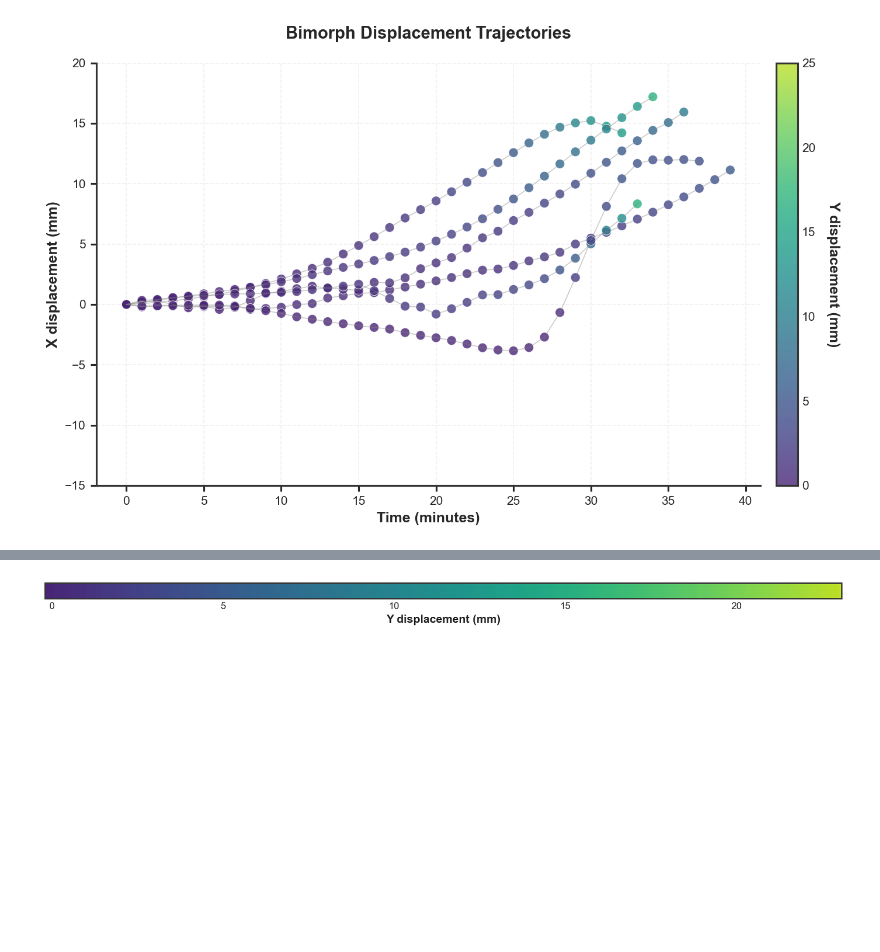
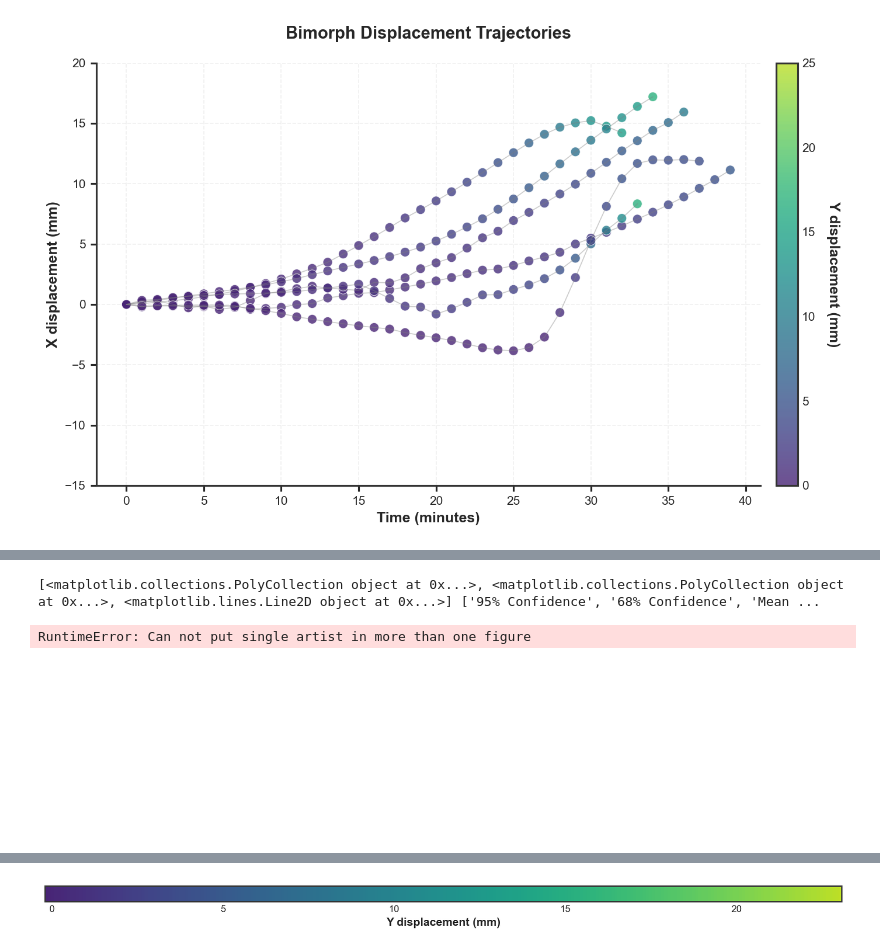
Before and after one commit to YitongTseo/cellulose_origami, a Jupyter notebook: tracking_stitch_together.ipynb, the cells around one changed output, grey strips where cells are left out. Cells and saved outputs as stored; diff of their text form; code cells hidden in the pictures; blank space fills up the shorter version.

```diff
--- a/tracking_stitch_together.ipynb
+++ b/tracking_stitch_together.ipynb
@@ -464,0 +444,23 @@ plt.show()
+# %%
+import matplotlib.pyplot as plt
+
+# Example handles and labels (replace with your actual handles and labels)
+handles, labels = ax.get_legend_handles_labels()
+print(handles, labels)
+# Create a new figure
+fig, ax = plt.subplots(figsize=(8, 2))  # Small figure to fit the legend row
+
+# Remove axes to focus solely on the legend
+ax.axis('off')
+
+# Add legend with handles and labels, display it in a single row
+ax.legend(handles=handles, labels=labels, loc='center',
+          frameon=True, framealpha=0.9, edgecolor='lightgray',
+          ncol=len(handles), bbox_to_anchor=(0.5, 0.5))
+
+# Show the plot with the legend in a single row
+plt.show()
+# %% [output]
+[<matplotlib.collections.PolyCollection object at 0x...>, <matplotlib.collections.PolyCollection object at 0x...>, <matplotlib.lines.Line2D object at 0x...>] ['95% Confidence', '68% Confidence', 'Mean ...
+RuntimeError: Can not put single artist in more than one figure
+[figure, added]
```
Also changed, not shown: parts of 4 cells of this notebook, 15 other files.
